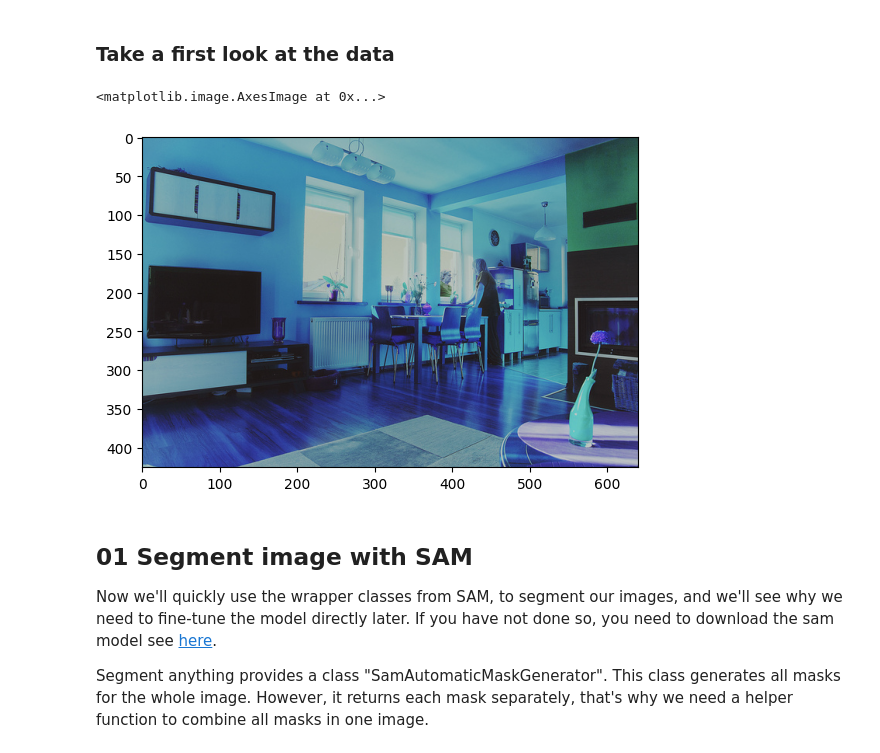
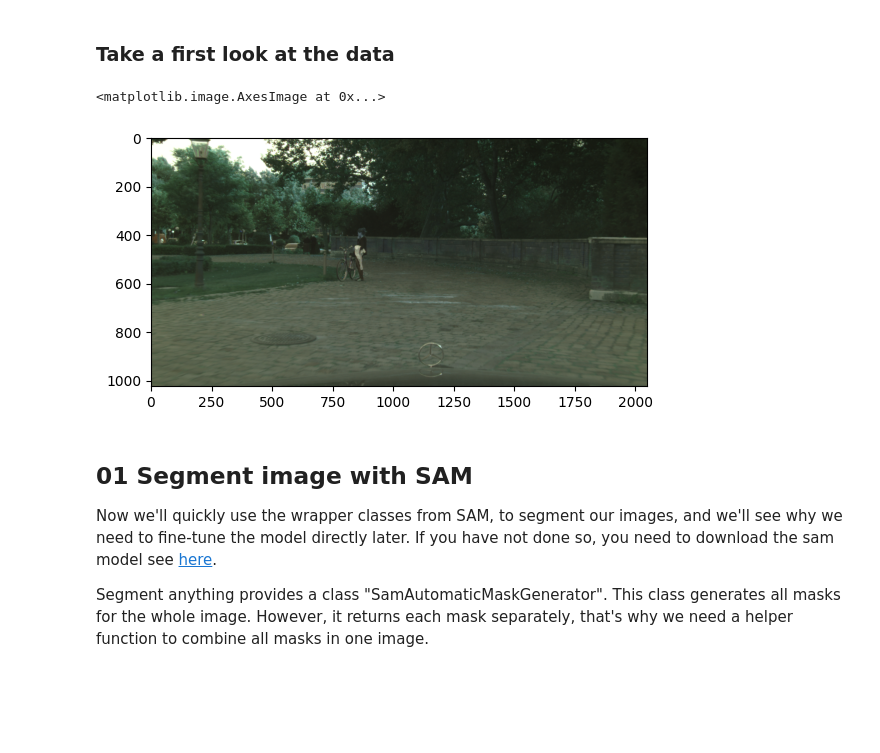
Before and after one commit to himmelhao/AutoDrive-Vision-Fusion-SAM-CLIP-Panoptic-Segmentation, a Jupyter notebook: fine_tune_sam.ipynb, the cells around one changed output. Drawn from its saved outputs; the diff is of its cells as text; code cells hidden in the pictures; blank space fills up the shorter version.

```diff
--- a/fine_tune_sam.ipynb
+++ b/fine_tune_sam.ipynb
@@ -110,16 +110,40 @@ gamma = 2
 cuda
 # %% [markdown]
 ### Take a first look at the data
-# %%
-
-
-# TODO add your path
-sample_path = 'data/val2017/000000000139.jpg'
-sample_img = cv2.imread(sample_path)
-plt.imshow(sample_img)
-# %% [output]
-<matplotlib.image.AxesImage at 0x...>
-[figure, removed]
+# %%
+from pathlib import Path
+
+# coco_path = Path.cwd() / "coco" / "coco"
+
+# coco_images = coco_path / "images"
+# coco_train = coco_images / "train2017"
+# coco_val = coco_images / "val2017"
+# coco_test = coco_images / "test2017"
+
+# coco_ann = coco_path / "annotations"
+# coco_train_ann = coco_ann / "instances_train2017.json"
+# coco_val_ann = coco_ann / "instances_val2017.json"
+
+coco_path = Path.cwd() / "coco" / "cityscapes"
+
+# coco_images = coco_path / "leftImg8bit"
+coco_train = coco_path
+coco_val = coco_path
+coco_test = coco_path
+
+coco_ann = coco_path / "annotations"
+coco_train_ann = coco_ann / "instancesonly_filtered_gtFine_train.json"
+coco_val_ann = coco_ann / "instancesonly_filtered_gtFine_val.json"
+
+# TODO add your path
+# sample_path = next(image for city in coco_val.iterdir() for image in city.iterdir())
+sample_path = next(coco_val.glob("leftImg8bit/**/*.png"))
+# print(sample_path)
+sample_img = cv2.imread(str(sample_path))
+plt.imshow(sample_img)
+# %% [output]
+<matplotlib.image.AxesImage at 0x...>
+[figure, added]
 # %% [markdown]
 ## 01 Segment image with SAM
 Now we'll quickly use the wrapper classes from SAM, to segment our images, and we'll see why we need to fine-tune the model directly later. If you have not done so, you need to download the sam model see [here](https://github.com/facebookresearch/segment-anything/tree/main#model-checkpoints).
```
Also changed, not shown: parts of 17 cells of this notebook, 11 other files.
